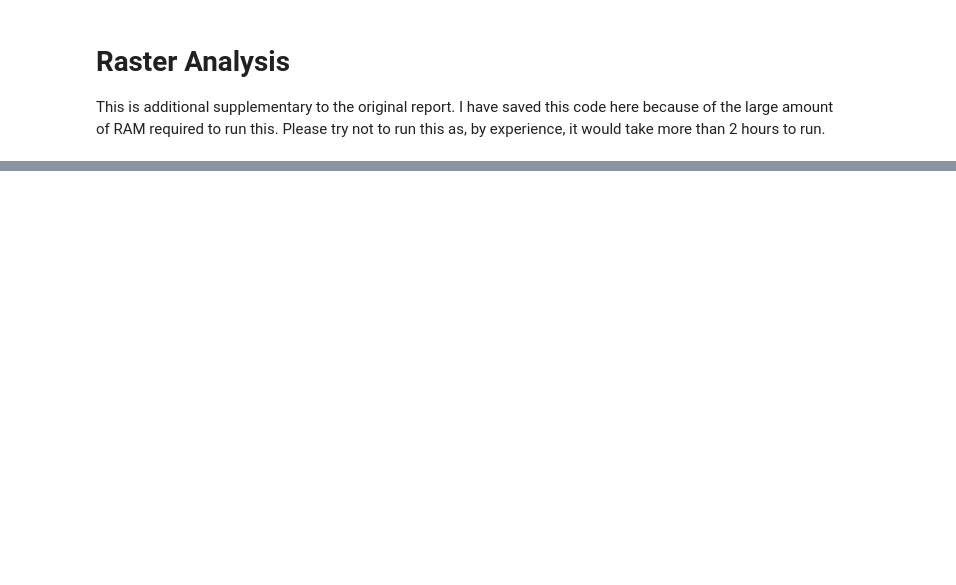
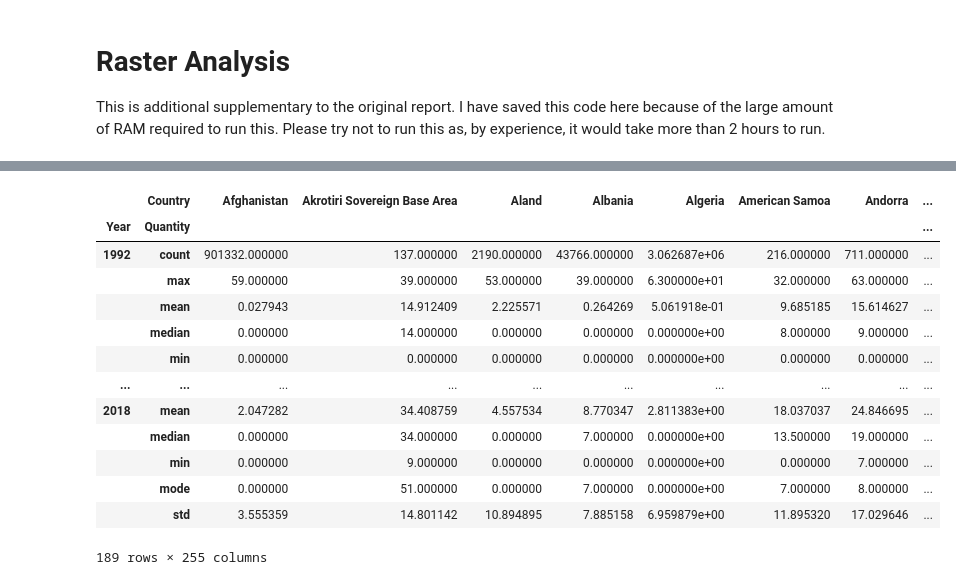
Before and after one commit to ThePyProgrammer/lightPollution, a Jupyter notebook: RasterAnalysis.ipynb, the cells around one changed output, grey strips where cells are left out. Drawn from its saved outputs; the diff is of its cells as text; code cells hidden in the pictures; blank space fills up the shorter version.

Commit message:
Make significant advancements (yes this means I am done)

```diff
--- a/RasterAnalysis.ipynb
+++ b/RasterAnalysis.ipynb
@@ -285,0 +77,11 @@ nightLightCSVNoDark
+# %%
+def retrieveGeoStats(raster_file, geojson=states_geojson, nodata=64):
+    year = re.search(r"\d+", raster_file).group()
+    print(f"Processing {year}...")
+    rf = rs.open(raster_file,"r")
+    values = pd.DataFrame(rstats.zonal_stats(geojson, rf.read(1), affine=rf.transform, stats=["count", "mean", "min", "max", 'median', 'std', "majority"], geojson_out=True, nodata=nodata))
+    del rf
+    return pd.concat([values, values.properties.apply(pd.Series)], axis=1).drop(columns=["id", "type", "properties", "bbox", "ISO3166-1-Alpha-3", "geometry"]).rename(columns={"majority": "mode"}).fillna(0)
+
+nightLight2013 = retrieveGeoStats(raster_file = "data/nightLight/DN_NTL_2013_simVIIRS.tif")
+nightLight2013
@@ -285,0 +106,6 @@ nightLightCSVNoDark
+# %%
+for raster_file in glob("data/nightLight/Harmonized*.tif"):
+    year = re.search(r"\d+", raster_file).group()
+    nightLightTemp = retrieveGeoStats(raster_file)
+    nightLightTemp.to_csv(f"data/nightLight/harmonizedNightLight{year}.csv", index=False)
+    del nightLightTemp
@@ -285,0 +130,7 @@ nightLightCSVNoDark
+# %%
+for raster_file in glob("data/nightLight/Harmonized*.tif"):
+    year = re.search(r"\d+", raster_file).group()
+    nightLightTemp = retrieveGeoStats(raster_file, nodata=0)
+    nightLightTemp.to_csv(f"data/nightLight/harmonizedNightLightNoData{year}.csv", index=False)
+    del nightLightTemp
+print("Processing Completed!")
@@ -285,0 +155,12 @@ nightLightCSVNoDark
+# %%
+def retrieveGeoStats(raster_file, geojson=countries_geojson, nodata=64):
+    year = re.search(r"\d+", raster_file).group()
+    print(f"Processing {year}...")
+    rf = rs.open(raster_file,"r")
+    values = pd.DataFrame(rstats.zonal_stats(geojson, rf.read(1), affine=rf.transform, stats=["count", "mean", "min", "max", 'median', 'std', "majority"], geojson_out=True, nodata=nodata))
+    del rf
+    return pd.concat([values, values.properties.apply(pd.Series)], axis=1).drop(columns=["id", "type", "properties", "bbox", "ISO_A3", "geometry"]).rename(columns={"majority": "mode"}).fillna(0).set_index("Country").rename(columns=lambda x: x+" "+year)
+
+nightLightIndiv = [retrieveGeoStats(raster_file, countries_geojson) for raster_file in glob("data/nightLight/Harmonized*.tif")]
+nightLight = functools.reduce(pd.DataFrame.join, nightLightIndiv).stack().reset_index()
+nightLight
@@ -285,0 +198,20 @@ nightLightCSVNoDark
+# %%
+nightLight = functools.reduce(pd.DataFrame.join, nightLightIndiv).stack().reset_index()
+nightLight.loc[:, ["Quantity", "Year"]] = nightLight.level_1.str.split().apply(pd.Series).rename(columns={0:"Quantity", 1:"Year"})
+nightLightCSV = nightLight.rename(columns={0: "Value"}).drop(columns="level_1").set_index(["Year", "Quantity", "Country"]).unstack()["Value"]
+nightLightCSV
+# %% [output]
+|  | Country | Afghanistan | Akrotiri Sovereign Base Area | Aland | Albania | Algeria | American Samoa | Andorra | ... |
+| Year | Quantity |  |  |  |  |  |  |  | ... |
+| 1992 | count | 901332.000000 | 137.000000 | 2190.000000 | 43766.000000 | 3.062687e+06 | 216.000000 | 711.000000 | ... |
+|  | max | 59.000000 | 39.000000 | 53.000000 | 39.000000 | 6.300000e+01 | 32.000000 | 63.000000 | ... |
+|  | mean | 0.027943 | 14.912409 | 2.225571 | 0.264269 | 5.061918e-01 | 9.685185 | 15.614627 | ... |
+|  | median | 0.000000 | 14.000000 | 0.000000 | 0.000000 | 0.000000e+00 | 8.000000 | 9.000000 | ... |
+|  | min | 0.000000 | 0.000000 | 0.000000 | 0.000000 | 0.000000e+00 | 0.000000 | 0.000000 | ... |
+| ... | ... | ... | ... | ... | ... | ... | ... | ... | ... |
+| 2018 | mean | 2.047282 | 34.408759 | 4.557534 | 8.770347 | 2.811383e+00 | 18.037037 | 24.846695 | ... |
+|  | median | 0.000000 | 34.000000 | 0.000000 | 7.000000 | 0.000000e+00 | 13.500000 | 19.000000 | ... |
+|  | min | 0.000000 | 9.000000 | 0.000000 | 0.000000 | 0.000000e+00 | 0.000000 | 7.000000 | ... |
+|  | mode | 0.000000 | 51.000000 | 0.000000 | 7.000000 | 0.000000e+00 | 7.000000 | 8.000000 | ... |
+|  | std | 3.555359 | 14.801142 | 10.894895 | 7.885158 | 6.959879e+00 | 11.895320 | 17.029646 | ... |
+189 rows × 255 columns
```
Also changed, not shown: parts of 42 cells of this notebook, 3 other files.
